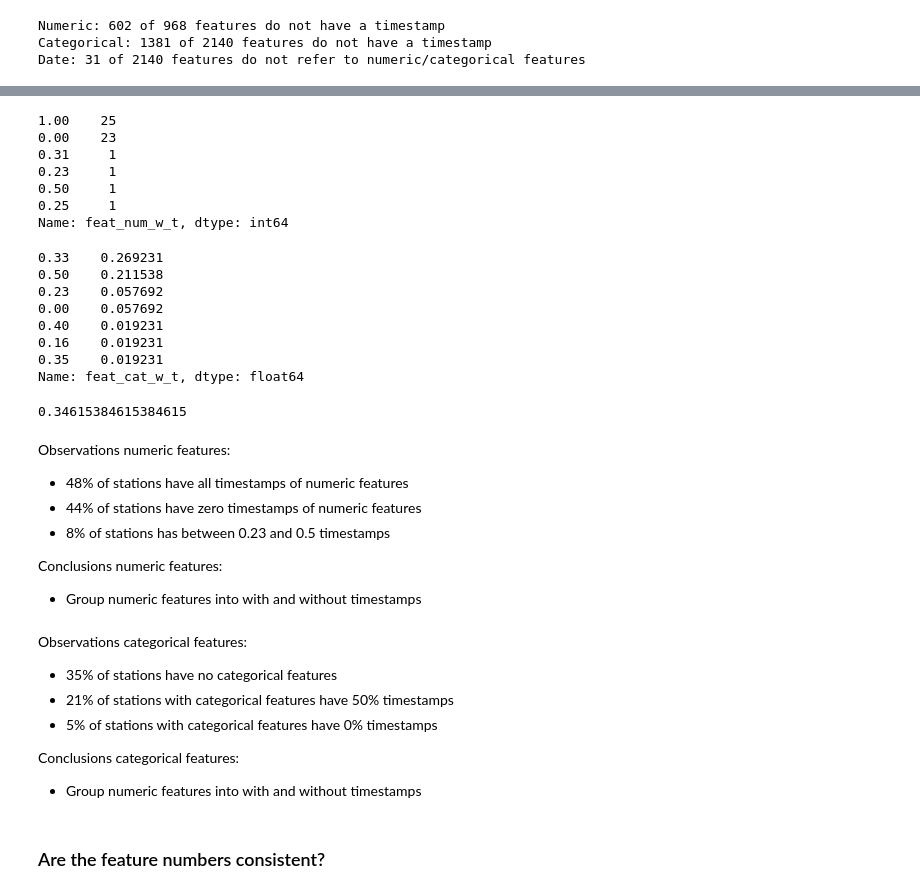
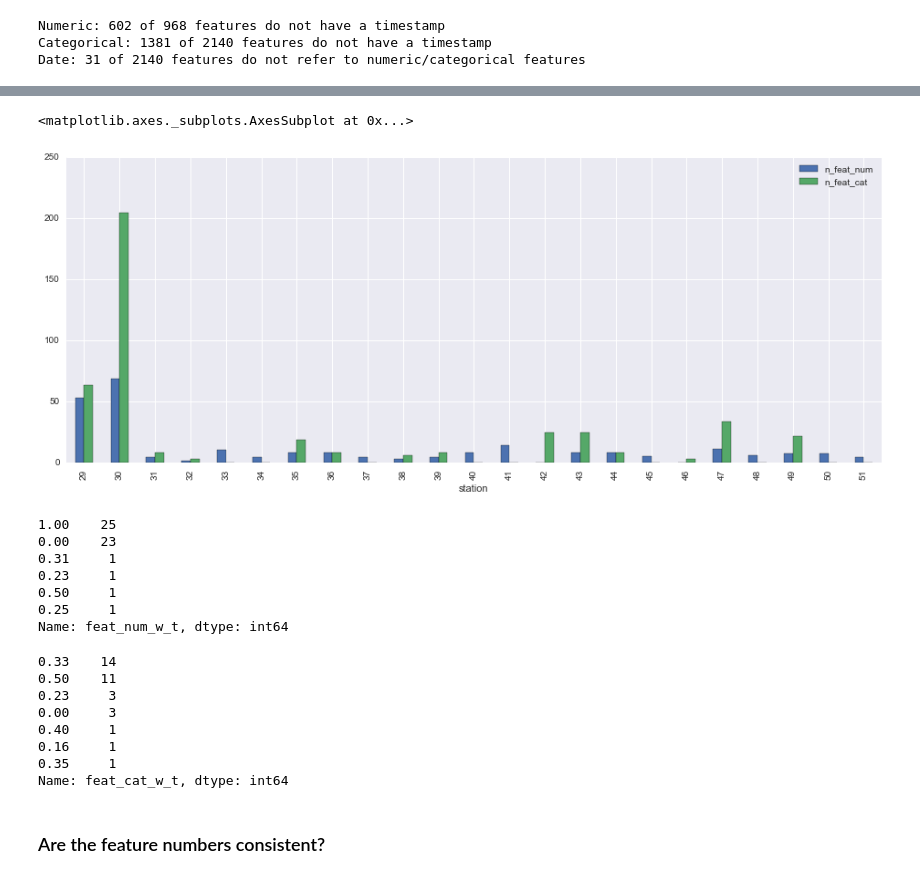
Before and after one commit to Laurae2/Bosch, a Jupyter notebook: eda_feature_count_per_line_station.ipynb, the cells around one changed output, grey strips where cells are left out. Drawn from its saved outputs; the diff is of its cells as text; code cells hidden in the pictures.

```diff
--- a/eda_feature_count_per_line_station.ipynb
+++ b/eda_feature_count_per_line_station.ipynb
@@ -239,3 +324,9 @@ station_info
+# %%
+# Line 2 and 3
+station_info.loc[3,['n_feat_num','n_feat_cat']].plot(kind='bar', figsize=(16,6))
+# %% [output]
+<matplotlib.axes._subplots.AxesSubplot at 0x...>
+[figure, added]
 # %%
 station_info['feat_num_w_t'].value_counts()
 # %% [output]
@@ -247,36 +338,16 @@ station_info['feat_num_w_t'].value_counts()
 0.25     1
 Name: feat_num_w_t, dtype: int64
 # %%
-station_info.loc[station_info['n_feat_cat']>0,'feat_cat_w_t'].value_counts().astype(float)/52
+station_info.loc[station_info['n_feat_cat']>0,'feat_cat_w_t'].value_counts()
 # %% [output]
-0.33    0.269231
-0.50    0.211538
-0.23    0.057692
-0.00    0.057692
-0.40    0.019231
-0.16    0.019231
-0.35    0.019231
-Name: feat_cat_w_t, dtype: float64
+0.33    14
+0.50    11
+0.23     3
+0.00     3
+0.40     1
+0.16     1
+0.35     1
+Name: feat_cat_w_t, dtype: int64
-# %%
-18./52
-# %% [output]
-0.34615384615384615
-# %% [markdown]
-Observations numeric features:
- - 48% of stations have all timestamps of numeric features
- - 44% of stations have zero timestamps of numeric features
- - 8% of stations has between 0.23 and 0.5 timestamps
-
-Conclusions numeric features:
- - Group numeric features into with and without timestamps
-# %% [markdown]
-Observations categorical features:
- - 35% of stations have no categorical features
- - 21% of stations with categorical features have 50% timestamps
- - 5% of stations with categorical features have 0% timestamps
-
-Conclusions categorical features:
- - Group numeric features into with and without timestamps
 # %% [markdown]
 ### Are the feature numbers consistent?
 # %% [markdown]
```
Also changed, not shown: parts of 46 cells of this notebook, 1 other file.
